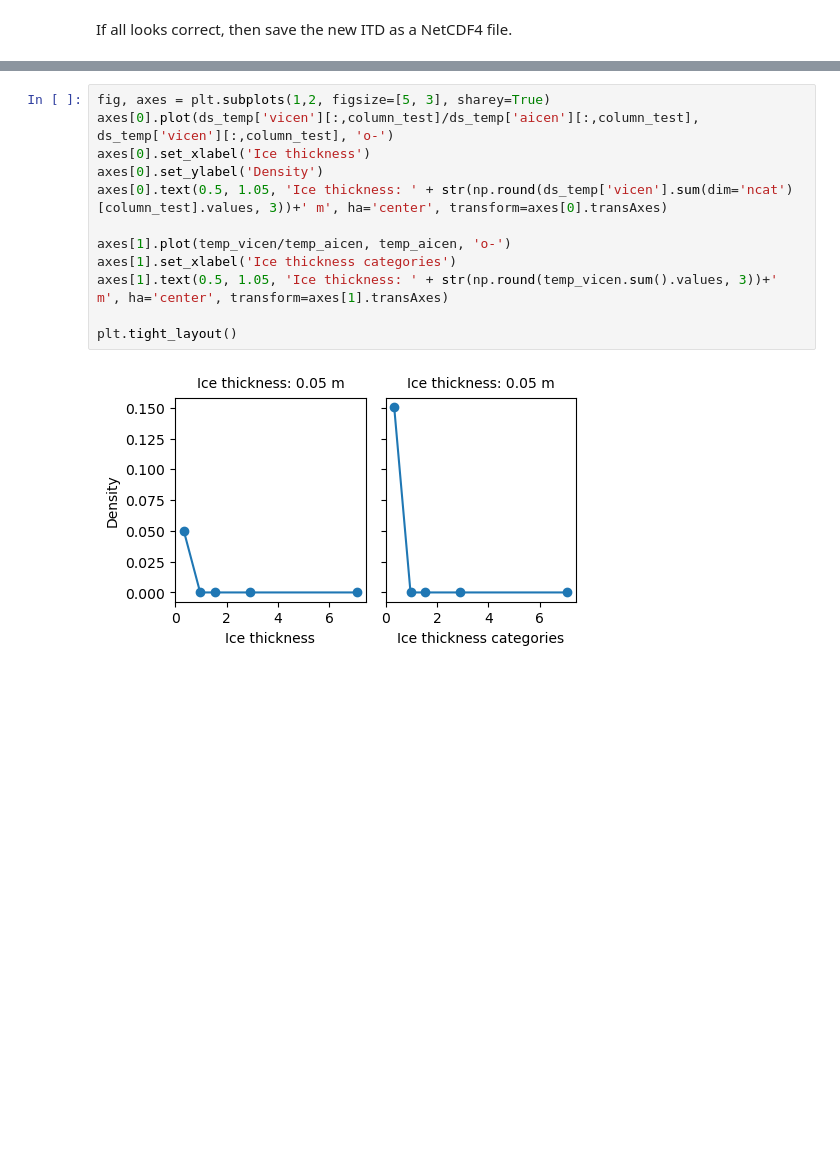
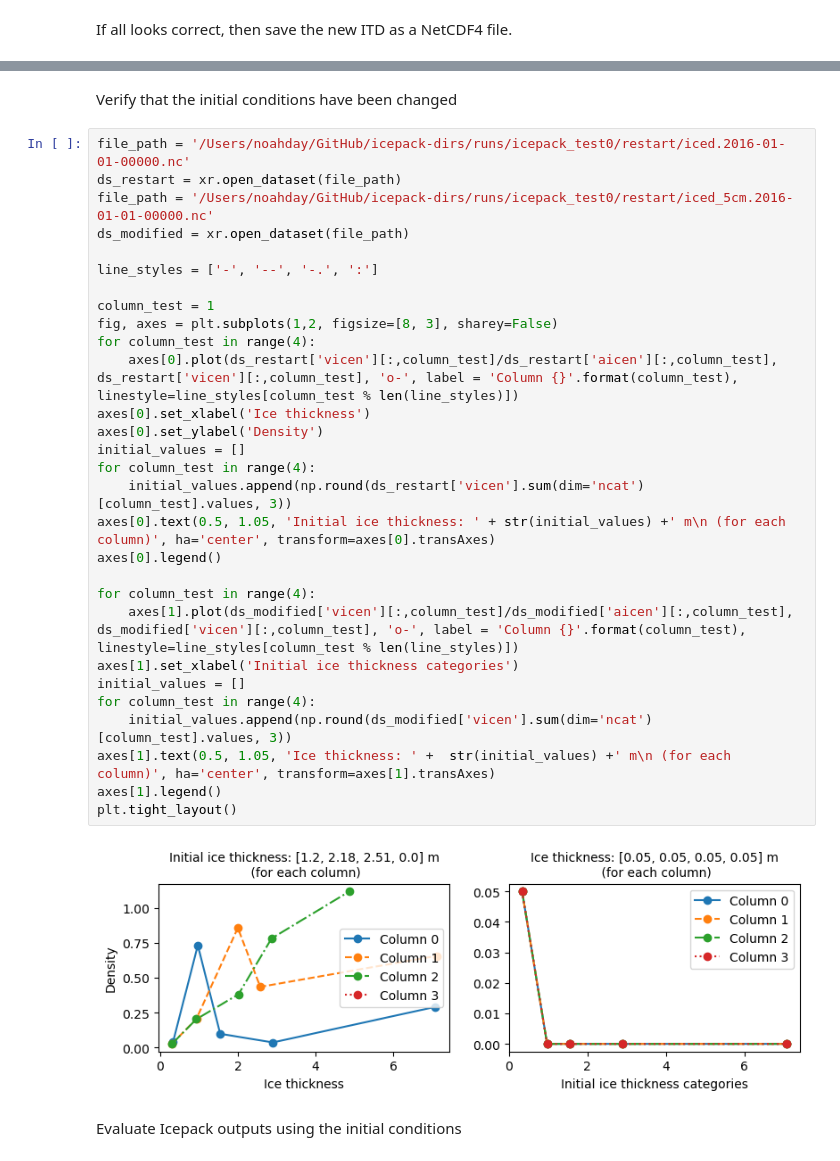
Before and after one commit to NoahDay/sea-ice-models, a Jupyter notebook: icepack.ipynb, the cells around one changed output, grey strips where cells are left out. Saved outputs shown, nothing was run; the diff lists cells and outputs as text; blank space fills up the shorter version.

```diff
--- a/icepack.ipynb
+++ b/icepack.ipynb
@@ -184,16 +139,37 @@ Dimensions without coordinates: ncat
 Modified dataset saved to: /Users/noahday/GitHub/icepack-dirs/runs/icepack_test0/restart/iced_5cm.2016-01-01-00000.nc
-# %%
-fig, axes = plt.subplots(1,2, figsize=[5, 3], sharey=True)
-axes[0].plot(ds_temp['vicen'][:,column_test]/ds_temp['aicen'][:,column_test], ds_temp['vicen'][:,column_test], 'o-')
-axes[0].set_xlabel('Ice thickness')
-axes[0].set_ylabel('Density')
-axes[0].text(0.5, 1.05, 'Ice thickness: ' + str(np.round(ds_temp['vicen'].sum(dim='ncat')[column_test].values, 3))+' m', ha='center', transform=axes[0].transAxes)
-
-axes[1].plot(temp_vicen/temp_aicen, temp_aicen, 'o-')
-axes[1].set_xlabel('Ice thickness categories')
-axes[1].text(0.5, 1.05, 'Ice thickness: ' + str(np.round(temp_vicen.sum().values, 3))+' m', ha='center', transform=axes[1].transAxes)
-
-plt.tight_layout()
-# %% [output]
-[figure, removed]
+# %% [markdown]
+Verify that the initial conditions have been changed
+# %%
+file_path = '/Users/noahday/GitHub/icepack-dirs/runs/icepack_test0/restart/iced.2016-01-01-00000.nc'
+ds_restart = xr.open_dataset(file_path)
+file_path = '/Users/noahday/GitHub/icepack-dirs/runs/icepack_test0/restart/iced_5cm.2016-01-01-00000.nc'
+ds_modified = xr.open_dataset(file_path)
+
+line_styles = ['-', '--', '-.', ':']
+
+column_test = 1
+fig, axes = plt.subplots(1,2, figsize=[8, 3], sharey=False)
+for column_test in range(4):
+    axes[0].plot(ds_restart['vicen'][:,column_test]/ds_restart['aicen'][:,column_test], ds_restart['vicen'][:,column_test], 'o-', label = 'Column {}'.format(column_test), linestyle=line_styles[column_test % len(line_styles)])
+axes[0].set_xlabel('Ice thickness')
+axes[0].set_ylabel('Density')
+initial_values = []
+for column_test in range(4):
+    initial_values.append(np.round(ds_restart['vicen'].sum(dim='ncat')[column_test].values, 3))
+axes[0].text(0.5, 1.05, 'Initial ice thickness: ' + str(initial_values) +' m\n (for each column)', ha='center', transform=axes[0].transAxes)
+axes[0].legend()
+
+for column_test in range(4):
+    axes[1].plot(ds_modified['vicen'][:,column_test]/ds_modified['aicen'][:,column_test], ds_modified['vicen'][:,column_test], 'o-', label = 'Column {}'.format(column_test), linestyle=line_styles[column_test % len(line_styles)])
+axes[1].set_xlabel('Initial ice thickness categories')
+initial_values = []
+for column_test in range(4):
+    initial_values.append(np.round(ds_modified['vicen'].sum(dim='ncat')[column_test].values, 3))
+axes[1].text(0.5, 1.05, 'Ice thickness: ' +  str(initial_values) +' m\n (for each column)', ha='center', transform=axes[1].transAxes)
+axes[1].legend()
+plt.tight_layout()
+# %% [output]
+[figure, added]
+# %% [markdown]
+Evaluate Icepack outputs using the initial  conditions
 # %%
```
Also changed, not shown: parts of 15 cells of this notebook.
